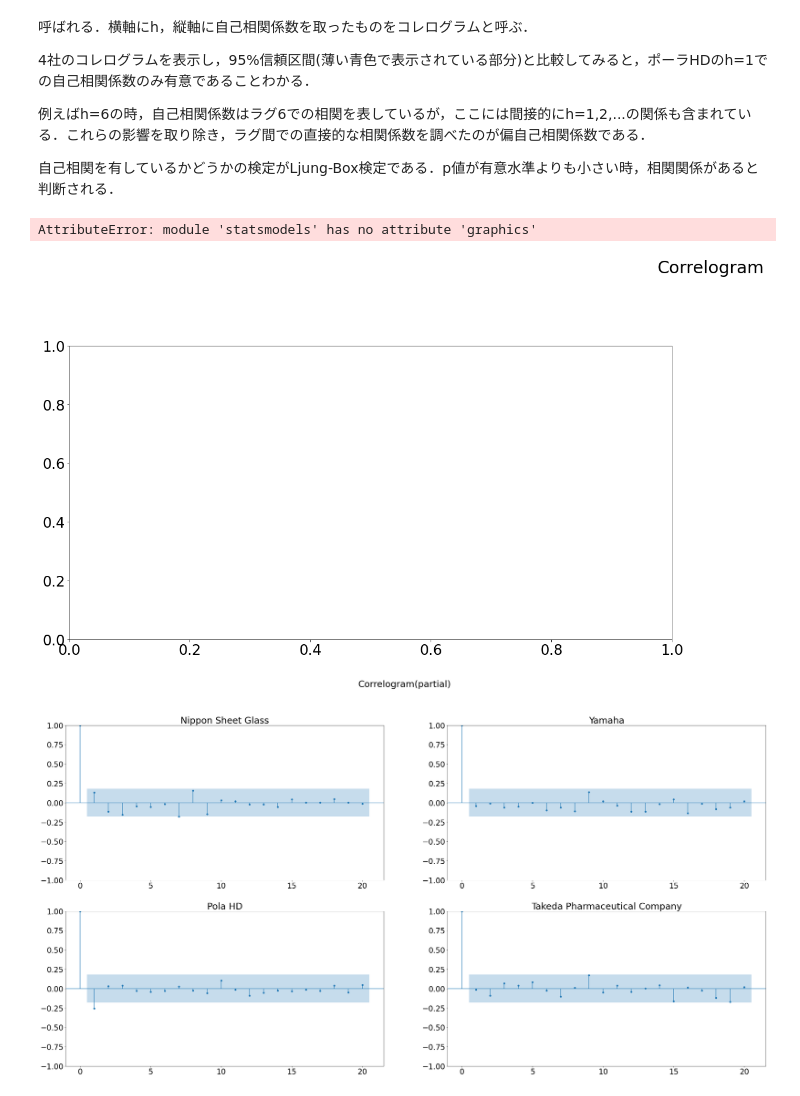
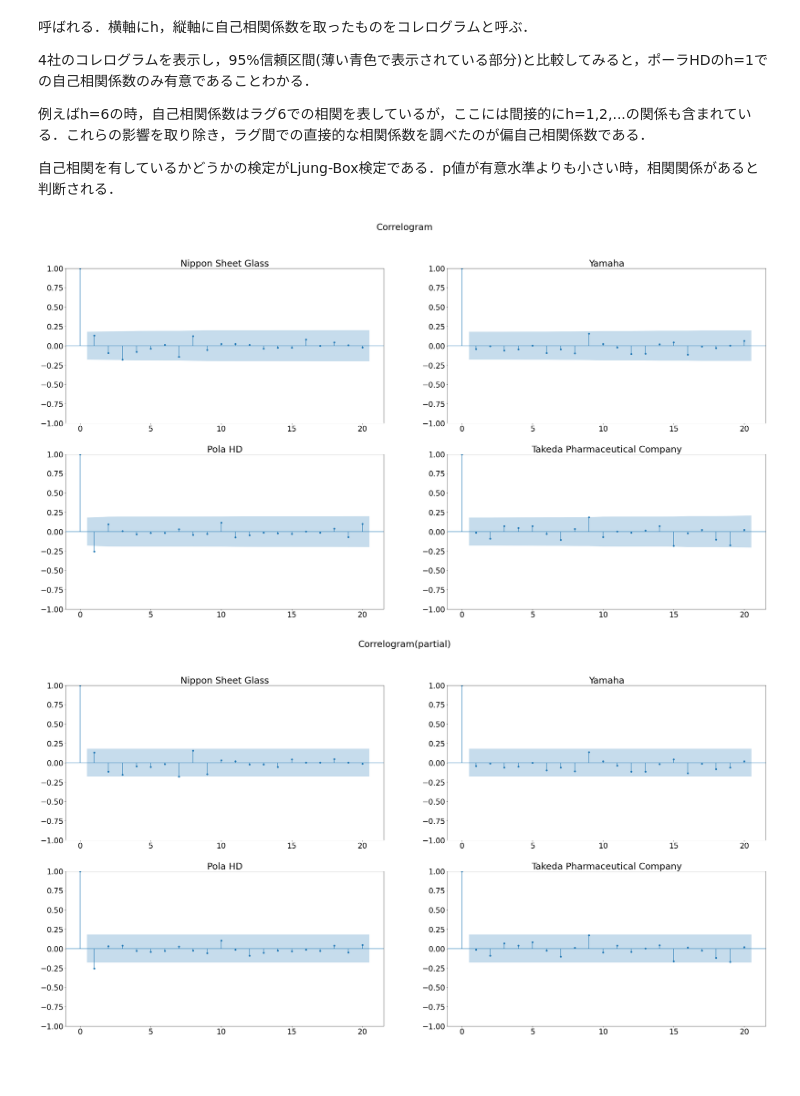
Before and after one commit to ReiRev/machine-learning-study, a Jupyter notebook: 現場ですぐ使える時系列データ分析/3.ipynb, the cells around one changed output. Drawn from its saved outputs; the diff is of its cells as text; code cells hidden in the pictures; blank space fills up the shorter version.

Commit message:
changed statsmodels to statsmodels.api

```diff
--- a/現場ですぐ使える時系列データ分析/3.ipynb
+++ b/現場ですぐ使える時系列データ分析/3.ipynb
@@ -38,15 +39,12 @@ for i, s in enumerate(stocks):
     stocks[i]['data']['log_return'] = stocks[i]['data']['log'].diff().dropna()
     stocks[i]['data'].dropna(inplace=True)
 # %%
-import statsmodels
-
 fig = plt.figure(figsize=(40,20))
 fig.suptitle('Correlogram')
 for i, s in enumerate(stocks):
     ax = fig.add_subplot(2,2,i+1)
-    statsmodels.graphics.tsaplots.plot_acf(s['data']['log_return'], lags=20, ax=ax)
+    sm.graphics.tsa.plot_acf(s['data']['log_return'], lags=20, ax=ax)
     ax.set_title(s['company'])
 # %% [output]
-AttributeError: module 'statsmodels' has no attribute 'graphics'
-[figure, old version]
+[figure, new version]
 # %%
```
Also changed, not shown: parts of 3 cells of this notebook.
